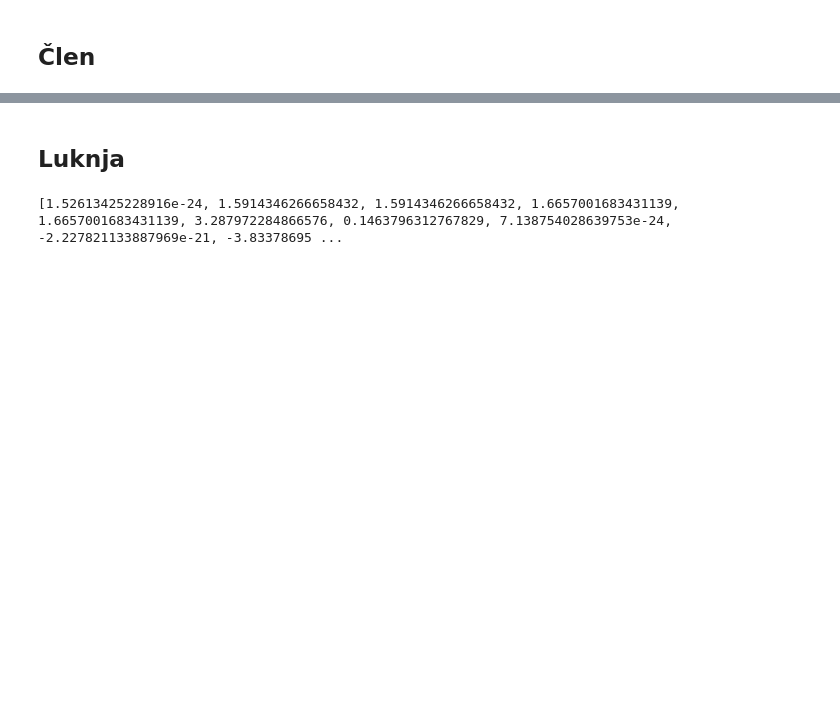
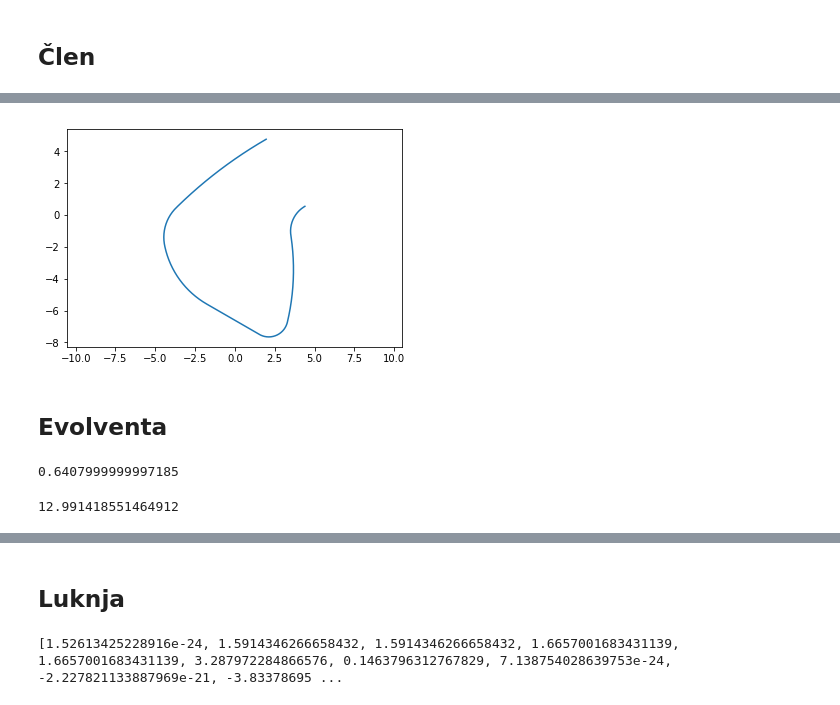
Before and after one commit to JMarinko/veriga, a Jupyter notebook: clen.ipynb, the cells around one changed output, grey strips where cells are left out. Drawn from its saved outputs; the diff is of its cells as text; code cells hidden in the pictures; blank space fills up the shorter version.

```diff
--- a/clen.ipynb
+++ b/clen.ipynb
@@ -130,0 +154,19 @@ plt.show()
+# %%
+def obrni(seznam_x, seznam_y, kot):  # kot v rad
+    nov_seznam_x = []
+    nov_seznam_y = []
+    for x_z, y_z in zip(seznam_x, seznam_y):  # x_zacetni, y_zacetni
+        x_n = x_z * np.cos(kot) - y_z * np.sin(kot)  # novi x
+        y_n = x_z * np.sin(kot) + y_z * np.cos(kot)  # novi y
+        nov_seznam_x.append(x_n)
+        nov_seznam_y.append(y_n)
+    return (np.array(nov_seznam_x), np.array(nov_seznam_y))
+# %%
+obrnjen_x, obrnjen_y = obrni(tocke_clen_x, tocke_clen_y, np.pi/6)
+plt.plot(obrnjen_x, obrnjen_y)
+plt.axis('equal')
+plt.show()
+# %% [output]
+[figure, added]
+# %% [markdown]
+## Evolventa
@@ -130,0 +188,29 @@ plt.show()
+# %%
+def f_x_evolventa(u):
+    return eqation_const * (np.cos(u) + u * np.sin(u))
+
+def f_y_evolventa(u):
+    return eqation_const * (np.sin(u) - u * np.cos(u))
+
+x_evolventa0 = []
+y_evolventa0 = []
+
+# iščem u_max
+st_ = 0
+u_zac = u_min
+razlika = 10
+while razlika >= 0:
+    u_zac += 0.00001
+    x_u = f_x_evolventa(u_zac)
+    y_u = f_y_evolventa(u_zac)
+    r_u = np.sqrt(x_u ** 2 + y_u ** 2)
+    razlika = d_a / 2 - r_u
+    x_evolventa0.append(x_u)
+    y_evolventa0.append(y_u)
+    st_ += 1
+    if abs(r_u - d / 2) < 0.0001:
+        dy = y_u
+u_max = u_zac  # podan na 0.0001 natančno
+u_max
+# %% [output]
+0.6407999999997185
@@ -130,0 +223,7 @@ plt.show()
+# %%
+s_d = np.pi * m / 2  # debelina zoba na razdelniem krogu
+s_b = s_d + 2 * dy
+ksi = 2 * np.arctan((s_b / 2) / (d_b / 2))
+np.rad2deg(ksi)  # ni čisto točno ...
+# %% [output]
+12.991418551464912
```
Also changed, not shown: parts of 12 cells of this notebook.
